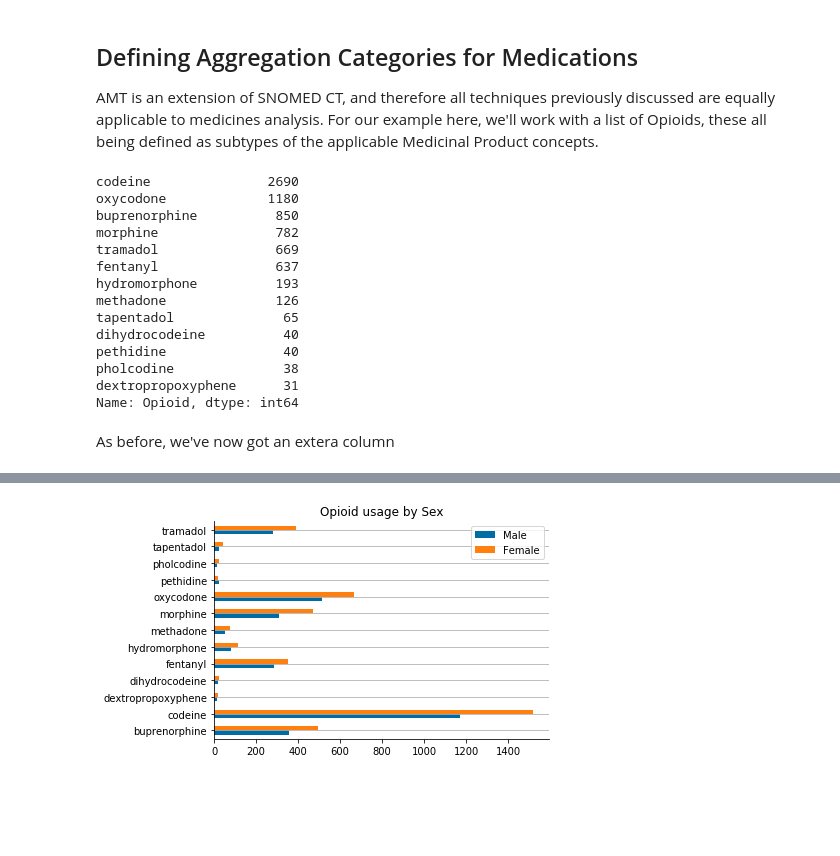
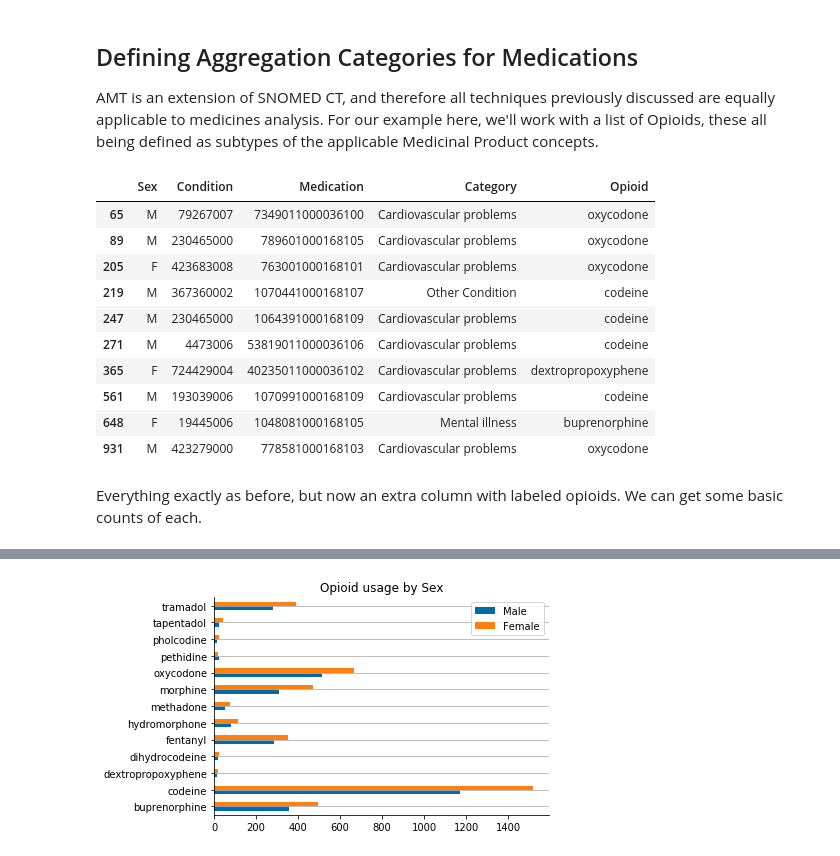
Before and after one commit to MattCordell/DataAnalyticProjects, a Jupyter notebook: HDA2019/HDA 2019 Supplement.ipynb, the cells around one changed output, grey strips where cells are left out. Cells and saved outputs as stored; diff of their text form; code cells hidden in the pictures; blank space fills up the shorter version.

```diff
--- a/HDA2019/HDA 2019 Supplement.ipynb
+++ b/HDA2019/HDA 2019 Supplement.ipynb
@@ -273,42 +273,40 @@ AMT is an extension of SNOMED CT, and therefore all techniques previously discus
 # %%
 opioids= [('<34841011000036108','dihydrocodeine'),
 ('<21480011000036107','hydromorphone'),
 ('<21821011000036104','codeine'),
 ('<21705011000036108','pholcodine'),
 ('<21232011000036101','buprenorphine'),
 ('<21357011000036109','methadone'),
 ('<135971000036102','tapentadol'),
 ('<21258011000036102','fentanyl'),
 ('<21259011000036105','oxycodone'),
 ('<34838011000036103','remifentanil'),
 ('<34836011000036102','alfentanil'),
 ('<21252011000036100','morphine'),
 ('<21486011000036105','tramadol'),
 ('<21901011000036101','dextropropoxyphene'),
 ('<34839011000036106','pethidine'),
 ('<1247191000168104','sufentanil')]
 
 for opioid in opioids:
     opioidSet = PopulateSetWithECL(opioid[0])
     filt = codeSet["Medication"].isin(opioidSet)
     codeSet.loc[filt,"Opioid"] = opioid[1]
 
-codeSet.head(15)
+OpioidEpisodes=codeSet[codeSet['Opioid'].notnull()]
+OpioidEpisodes.head(10)
 # %% [output]
-codeine               2690
-oxycodone             1180
-buprenorphine          850
-morphine               782
-tramadol               669
-fentanyl               637
-hydromorphone          193
-methadone              126
-tapentadol              65
-dihydrocodeine          40
-pethidine               40
-pholcodine              38
-dextropropoxyphene      31
-Name: Opioid, dtype: int64
+|  | Sex | Condition | Medication | Category | Opioid |
+| 65 | M | 79267007 | 7349011000036100 | Cardiovascular problems | oxycodone |
+| 89 | M | 230465000 | 789601000168105 | Cardiovascular problems | oxycodone |
+| 205 | F | 423683008 | 763001000168101 | Cardiovascular problems | oxycodone |
+| 219 | M | 367360002 | 1070441000168107 | Other Condition | codeine |
+| 247 | M | 230465000 | 1064391000168109 | Cardiovascular problems | codeine |
+| 271 | M | 4473006 | 53819011000036106 | Cardiovascular problems | codeine |
+| 365 | F | 724429004 | 40235011000036102 | Cardiovascular problems | dextropropoxyphene |
+| 561 | M | 193039006 | 1070991000168109 | Cardiovascular problems | codeine |
+| 648 | F | 19445006 | 1048081000168105 | Mental illness | buprenorphine |
+| 931 | M | 423279000 | 778581000168103 | Cardiovascular problems | oxycodone |
-# %% [markdown]
-As before, we've now got an extera column
+# %% [markdown]
+Everything exactly as before, but now an extra column with labeled opioids. We can get some basic counts of each.
 # %%
```
Also changed, not shown: parts of 7 cells of this notebook, 2 other files.
